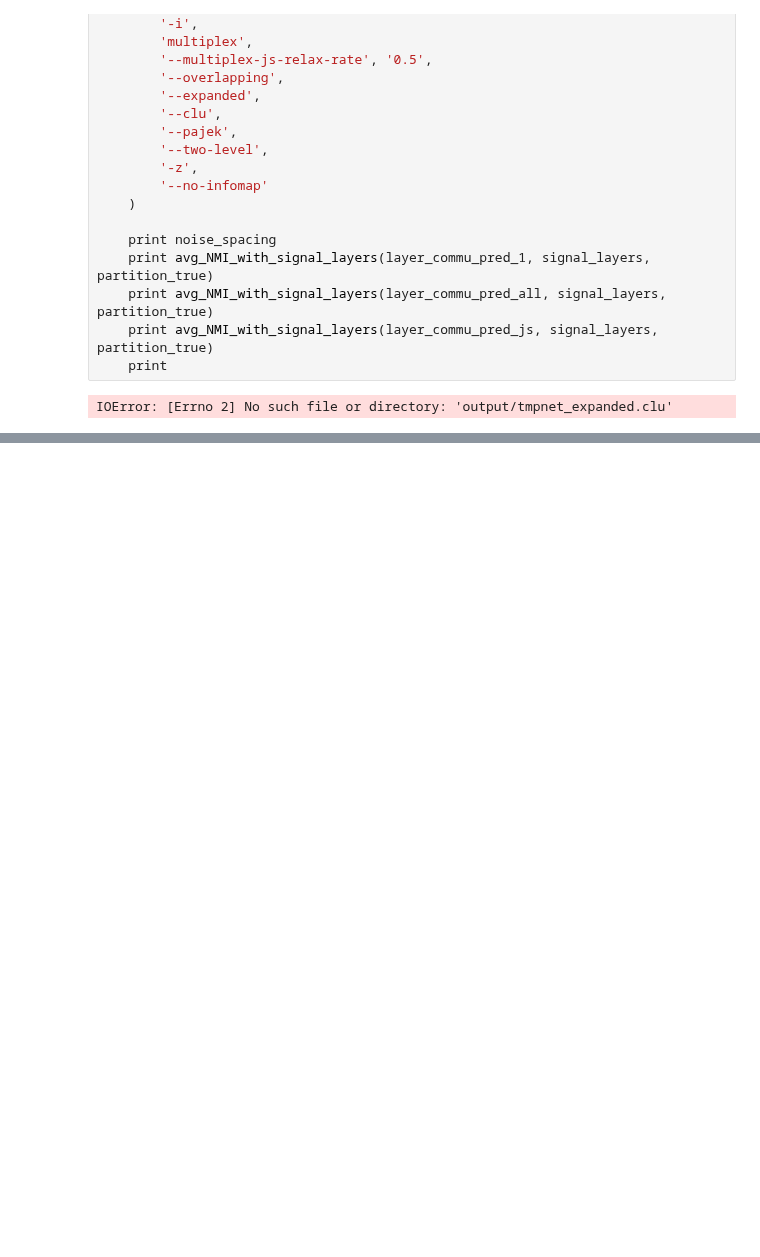
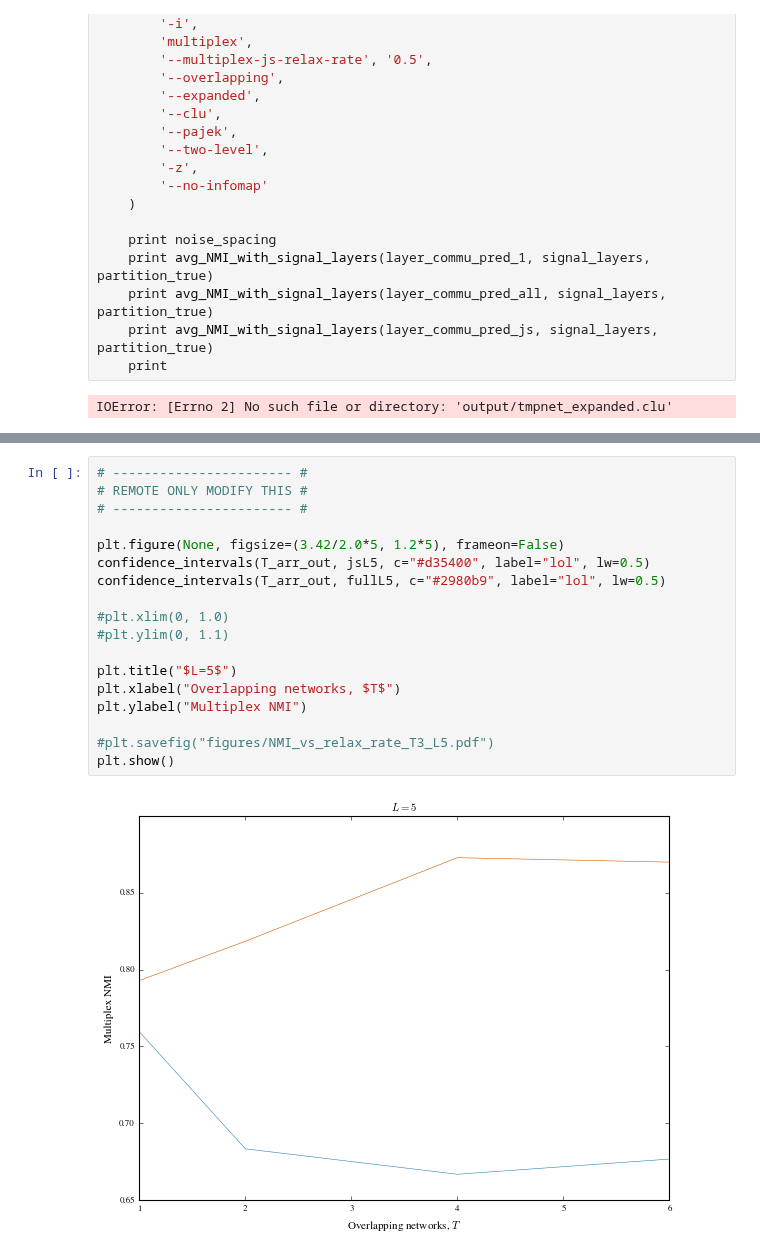
Before and after one commit to ulfaslak/recurrent_communities, a Jupyter notebook: Playspace.ipynb, the cells around one changed output, grey strips where cells are left out. Drawn from its saved outputs; the diff is of its cells as text; blank space fills up the shorter version.

Commit message:
local to remote transfer

```diff
--- a/Playspace.ipynb
+++ b/Playspace.ipynb
@@ -1535,0 +1877,20 @@ NameError: name 'singleT1' is not defined
+# %%
+# ----------------------- #
+# REMOTE ONLY MODIFY THIS #
+# ----------------------- #
+
+plt.figure(None, figsize=(3.42/2.0*5, 1.2*5), frameon=False)
+confidence_intervals(T_arr_out, jsL5, c="#d35400", label="lol", lw=0.5)
+confidence_intervals(T_arr_out, fullL5, c="#2980b9", label="lol", lw=0.5)
+
+#plt.xlim(0, 1.0)
+#plt.ylim(0, 1.1)
+
+plt.title("$L=5$")
+plt.xlabel("Overlapping networks, $T$")
+plt.ylabel("Multiplex NMI")
+
+#plt.savefig("figures/NMI_vs_relax_rate_T3_L5.pdf")
+plt.show()
+# %% [output]
+[figure, added]
```
Also changed, not shown: parts of 17 cells of this notebook, 18 other files.
